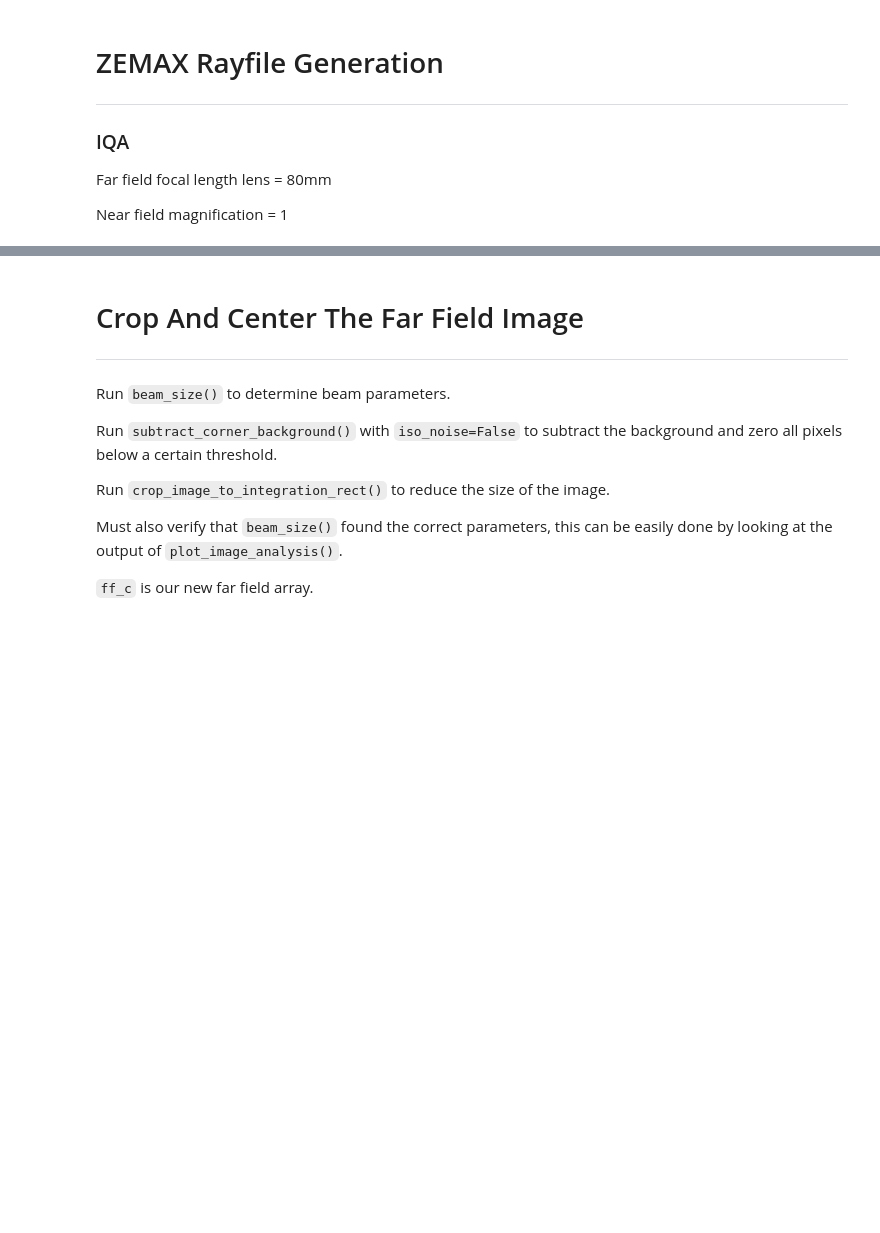
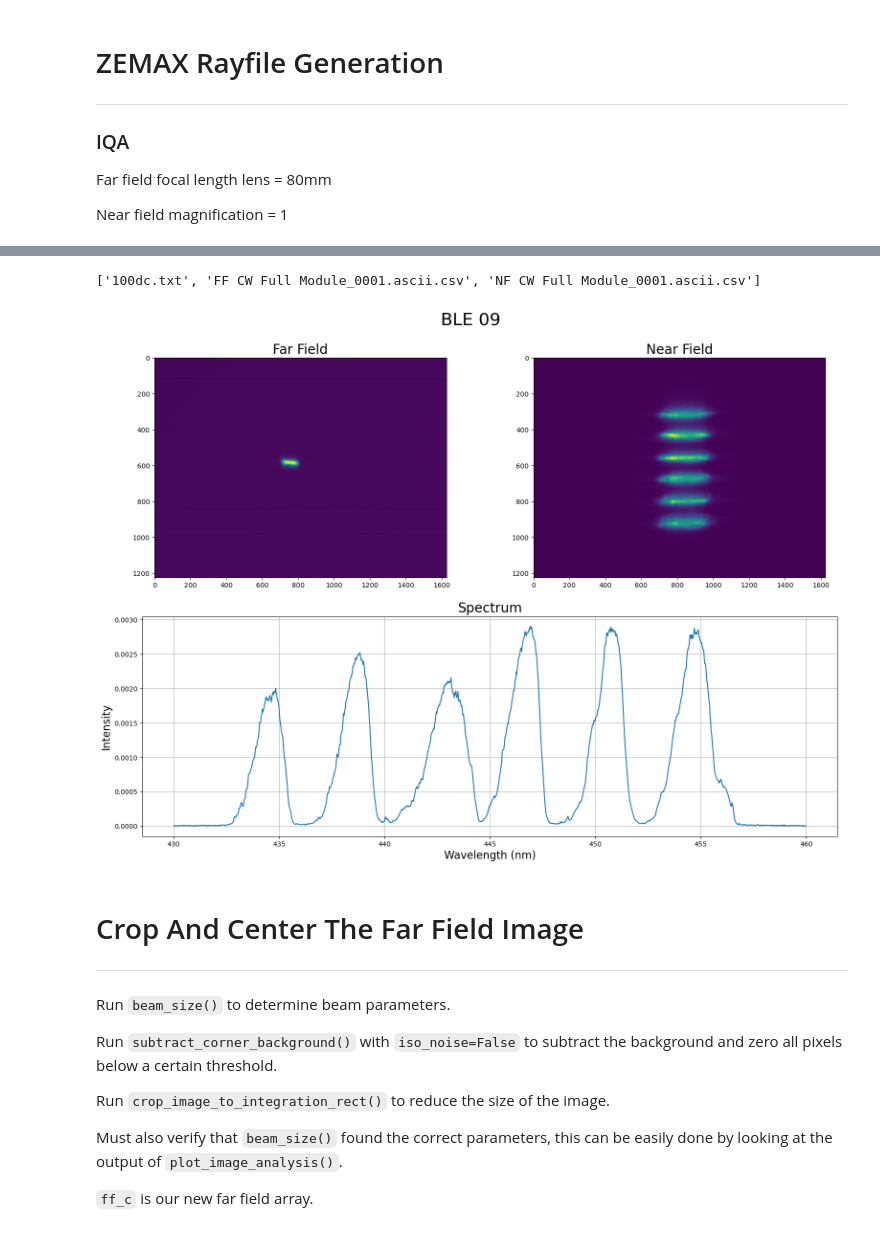
Before and after one commit to ryantro/laserbeamtools, a Jupyter notebook: docs/LBT-02-ZEMAX-Rayfile-Generation.ipynb, the cells around one changed output, grey strips where cells are left out. Cells and saved outputs as stored; diff of their text form; code cells hidden in the pictures; blank space fills up the shorter version.

```diff
--- a/docs/LBT-02-ZEMAX-Rayfile-Generation.ipynb
+++ b/docs/LBT-02-ZEMAX-Rayfile-Generation.ipynb
@@ -124,3 +8,83 @@ plt.show()
+# %%
+import os
+import numpy as np
+import matplotlib.pyplot as plt
+import matplotlib.gridspec as gridspec
+import sys
+sys.path.append('../') # Needed for import
+import laserbeamtools as lbt
+
+# Plot title
+title = 'BLE 09'
+
+# Create a list of the files
+folder = r'../tests/test_beam_profiles/For_Rayfile_Gen/09'
+print(os.listdir(folder))
+
+# Far field images
+# ff1_file = '/'.join([folder,r'FF CW Row 1&2_0001.ascii.csv'])
+# ff2_file = '/'.join([folder,r'FF CW Row 3&4_0001.ascii.csv'])
+# ff1 = lbt.load_img(ff1_file)
+# ff2 = lbt.load_img(ff2_file)
+# ff = ((ff1/np.sum(ff1)) + (ff2/np.sum(ff2))) * 0.5
+ff1_file = '/'.join([folder,r'FF CW Full Module_0001.ascii.csv'])
+ff1 = lbt.load_img(ff1_file)
+ff = ff1/np.sum(ff1)
+
+# Near field images
+# nf1_file = '/'.join([folder,r'NF CW Row 1&2_0001.ascii.csv'])
+# nf2_file = '/'.join([folder,r'NF CW Row 3&4_0001.ascii.csv'])
+# nf1 = lbt.load_img(nf1_file)
+# nf2 = lbt.load_img(nf2_file)
+# nf = ((nf1/np.sum(nf1)) + (nf2/np.sum(nf2))) * 0.5
+nf1_file = '/'.join([folder,r'NF CW Full Module_0001.ascii.csv'])
+nf1 = lbt.load_img(nf1_file)
+nf = nf1/np.sum(nf1)
+
+# Spectrum
+spectrum_file = '/'.join([folder, r'100dc.txt'])
+
+# generate lists
+spectrum = lbt.open_spectrum(spectrum_file)
+spec_x = spectrum[0]
+spec_y = spectrum[1]
+
+# Trim spectrum file
+indexs = (spec_x < 460) & (spec_x > 430)
+spec_x_t = spec_x[indexs]
+spec_y_t = spec_y[indexs]
+spectrum_t = [spec_x_t, spec_y_t]
+
+# Plot data
+fig = plt.figure(figsize=(16,12))
+
+gs0 = gridspec.GridSpec(2, 1, figure=fig)
+gs00 = gridspec.GridSpecFromSubplotSpec(1, 2, subplot_spec=gs0[0])
+
+ax1 = fig.add_subplot(gs00[0])
+ax1.imshow(ff)
+ax1.set_title('Far Field', fontsize=20)
+# ax1.tick_params(labelbottom=False, labelleft=False)
+
+ax2 = fig.add_subplot(gs00[1])
+ax2.imshow(nf)
+ax2.set_title('Near Field', fontsize=20)
+# ax2.tick_params(labelbottom=False, labelleft=False)
+
+ax3 = fig.add_subplot(gs0[1])
+ax3.plot(spec_x_t, spec_y_t)
+ax3.grid('on')
+ax3.set_title('Spectrum', fontsize=20)
+ax3.set_xlabel('Wavelength (nm)', fontsize = 16)
+ax3.set_ylabel('Intensity', fontsize = 16)
+
+plt.suptitle(title, fontsize = 26)
+fig.tight_layout(pad=2)
+
+plt.show()
+# %% [output]
+['100dc.txt', 'FF CW Full Module_0001.ascii.csv', 'NF CW Full Module_0001.ascii.csv']
+[figure, added]
 # %% [markdown]
 # Crop And Center The Far Field Image
 ---
```
Also changed, not shown: parts of 5 cells of this notebook, 10 other files.
